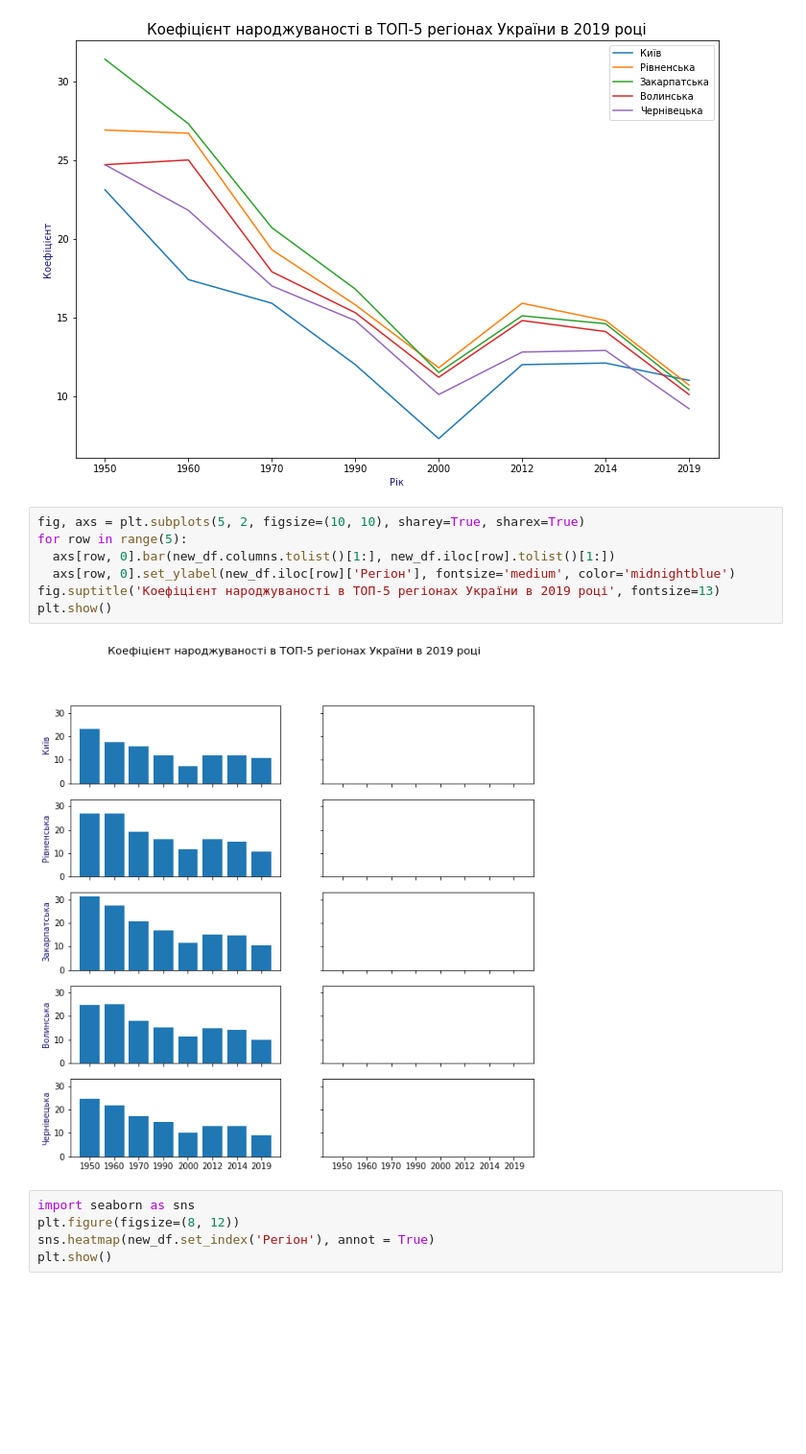
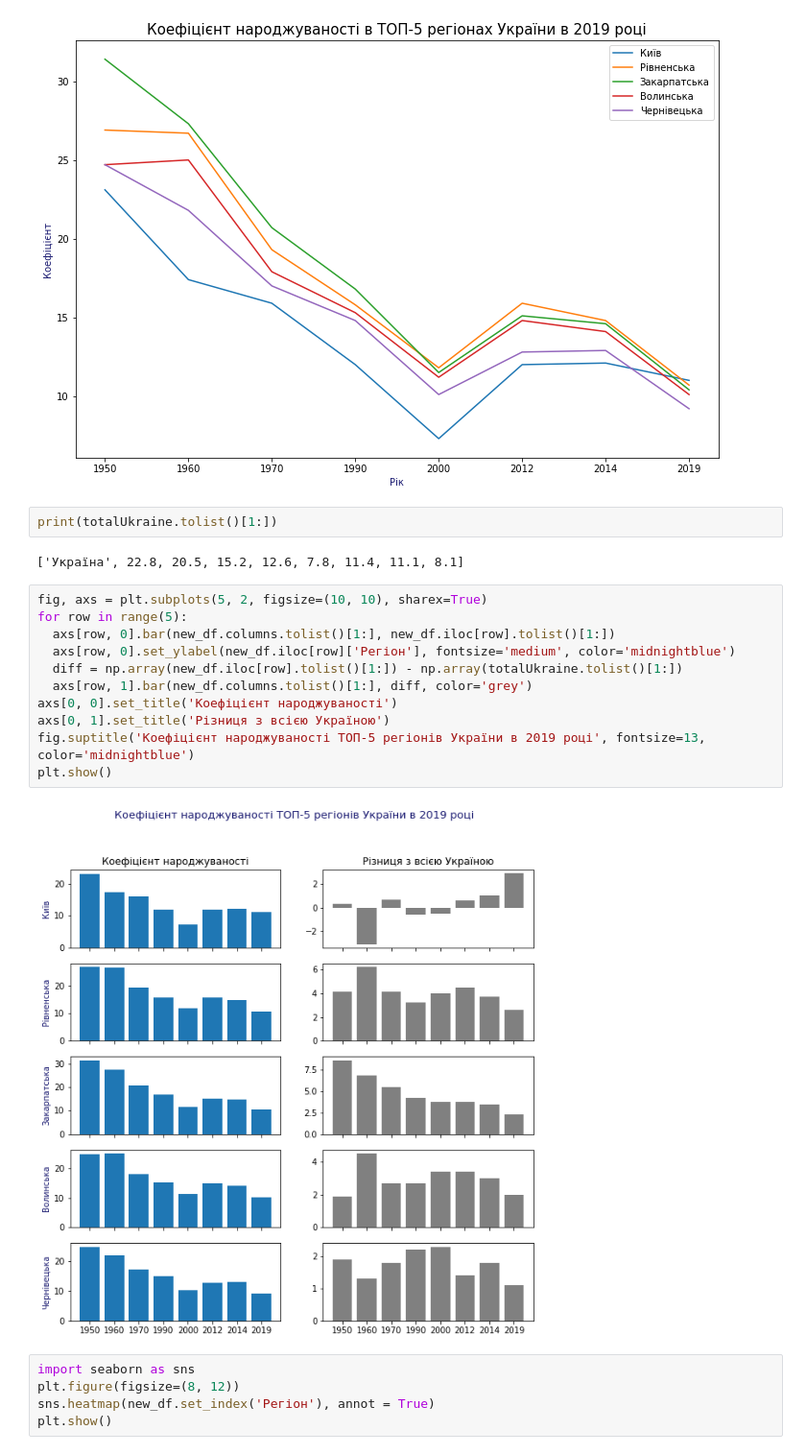
Before and after one commit to PavelStelmakhV/hw303-data-visualization, a Jupyter notebook: Hw2.1.ipynb, the cells around one changed output. Shown: that part at 96% size. Drawn from its saved outputs; the diff is of its cells as text; blank space fills up the shorter version.

```diff
--- a/Hw2.1.ipynb
+++ b/Hw2.1.ipynb
@@ -134,15 +134,23 @@ plt.legend()
 plt.show()
 # %% [output]
 [figure]
+# %%
+print(totalUkraine.tolist()[1:])
+# %% [output]
+['Україна', 22.8, 20.5, 15.2, 12.6, 7.8, 11.4, 11.1, 8.1]
 # %%
-fig, axs = plt.subplots(5, 2, figsize=(10, 10), sharey=True, sharex=True)
+fig, axs = plt.subplots(5, 2, figsize=(10, 10), sharex=True)
 for row in range(5):
   axs[row, 0].bar(new_df.columns.tolist()[1:], new_df.iloc[row].tolist()[1:])
   axs[row, 0].set_ylabel(new_df.iloc[row]['Регіон'], fontsize='medium', color='midnightblue')
-fig.suptitle('Коефіцієнт народжуваності в ТОП-5 регіонах України в 2019 році', fontsize=13)
+  diff = np.array(new_df.iloc[row].tolist()[1:]) - np.array(totalUkraine.tolist()[1:])
+  axs[row, 1].bar(new_df.columns.tolist()[1:], diff, color='grey')
+axs[0, 0].set_title('Коефіцієнт народжуваності')
+axs[0, 1].set_title('Різниця з всією Україною')
+fig.suptitle('Коефіцієнт народжуваності ТОП-5 регіонів України в 2019 році', fontsize=13, color='midnightblue')
 plt.show()
 # %% [output]
-[figure, old version]
+[figure, new version]
 # %%
 import seaborn as sns
 plt.figure(figsize=(8, 12))
```
